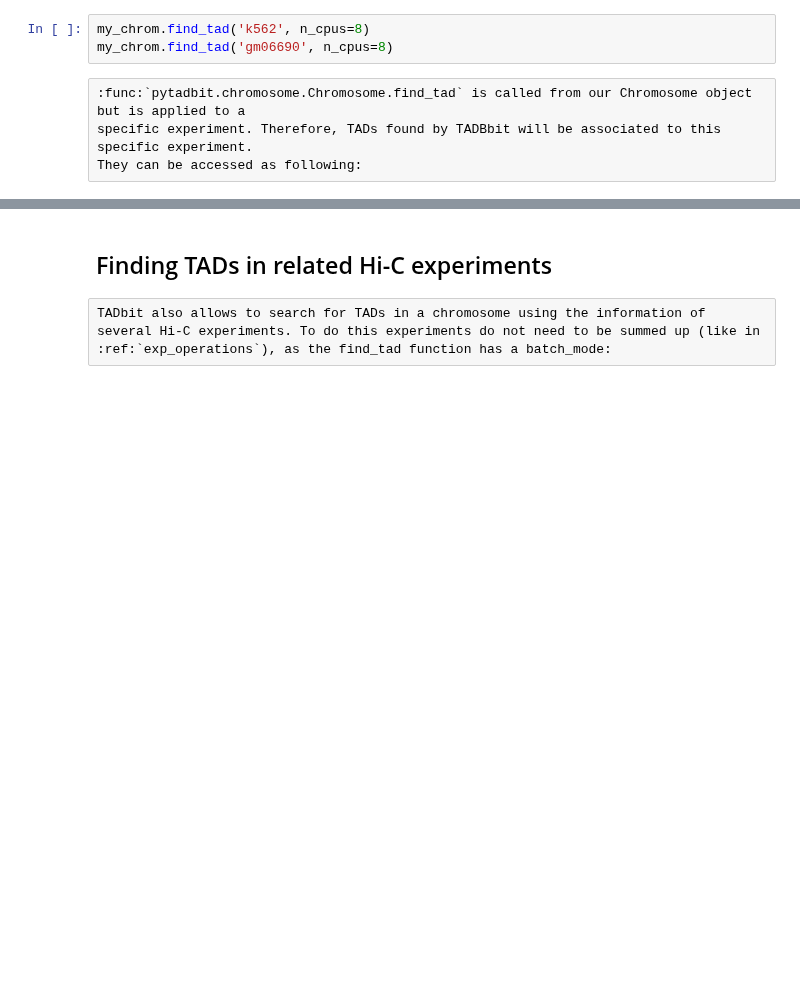
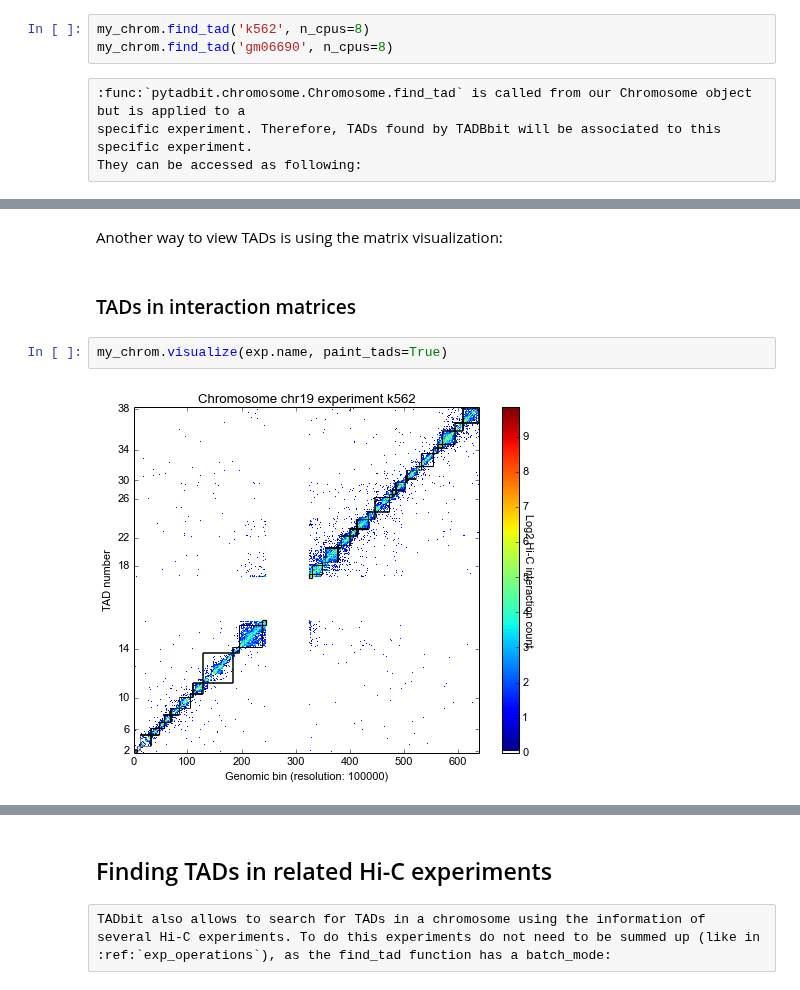
Before and after one commit to 3DGenomes/TADbit, a Jupyter notebook: doc/notebooks/tutorial_1_general.ipynb, the cells around one changed output, grey strips where cells are left out. Cells and saved outputs as stored; diff of their text form; blank space fills up the shorter version.

```diff
--- a/doc/notebooks/tutorial_1_general.ipynb
+++ b/doc/notebooks/tutorial_1_general.ipynb
@@ -143,0 +226,8 @@ The "tads" variable returned in this example is a dictionary of TADs, each of ea
+# %% [markdown]
+Another way to view TADs is using the matrix visualization:
+# %% [markdown]
+### TADs in interaction matrices
+# %%
+my_chrom.visualize(exp.name, paint_tads=True)
+# %% [output]
+[figure, added]
```
Also changed, not shown: parts of 61 cells of this notebook, 59 other files.
